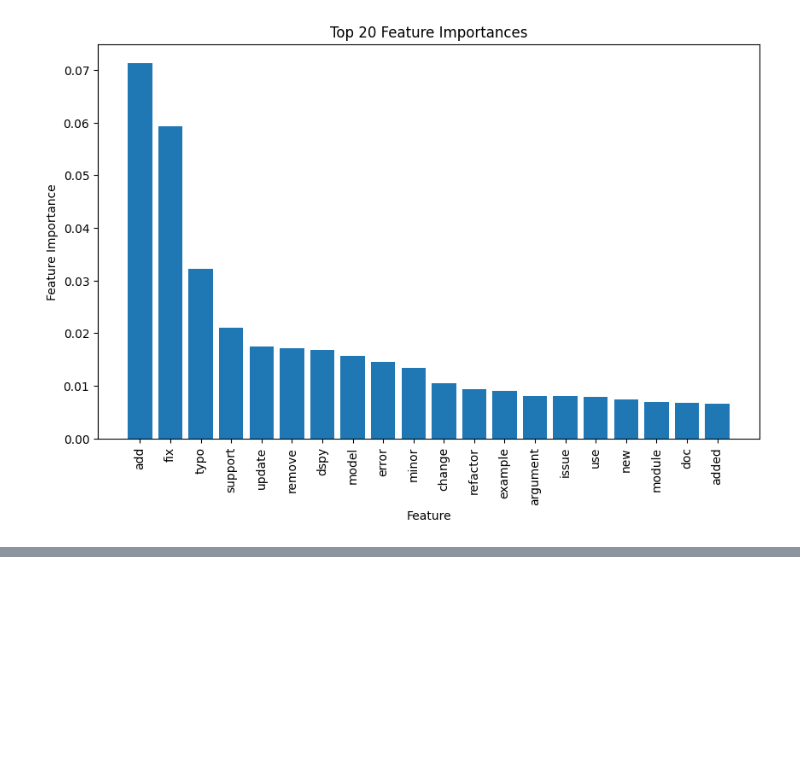
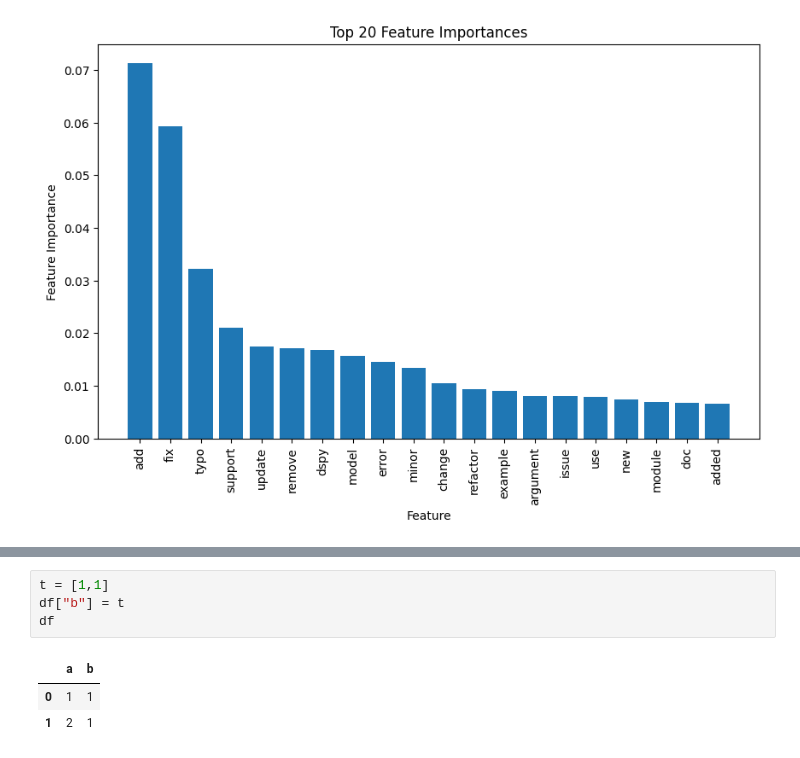
Before and after one commit to NightD116/Characterizing-iteration-in-software-developement, a Jupyter notebook: GitHub_data_extraction.ipynb, the cells around one changed output, grey strips where cells are left out. Cells and saved outputs as stored; diff of their text form; blank space fills up the shorter version.

```diff
--- a/GitHub_data_extraction.ipynb
+++ b/GitHub_data_extraction.ipynb
@@ -439,0 +531,8 @@ plt.show()
+# %%
+t = [1,1]
+df["b"] = t
+df
+# %% [output]
+|  | a | b |
+| 0 | 1 | 1 |
+| 1 | 2 | 1 |
```
Also changed, not shown: parts of 18 cells of this notebook, 7 other files.
